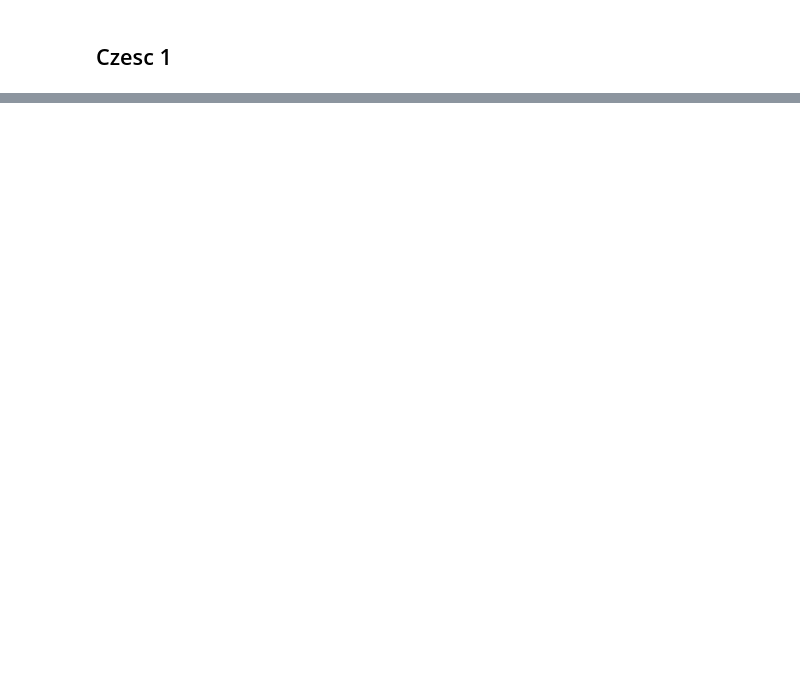
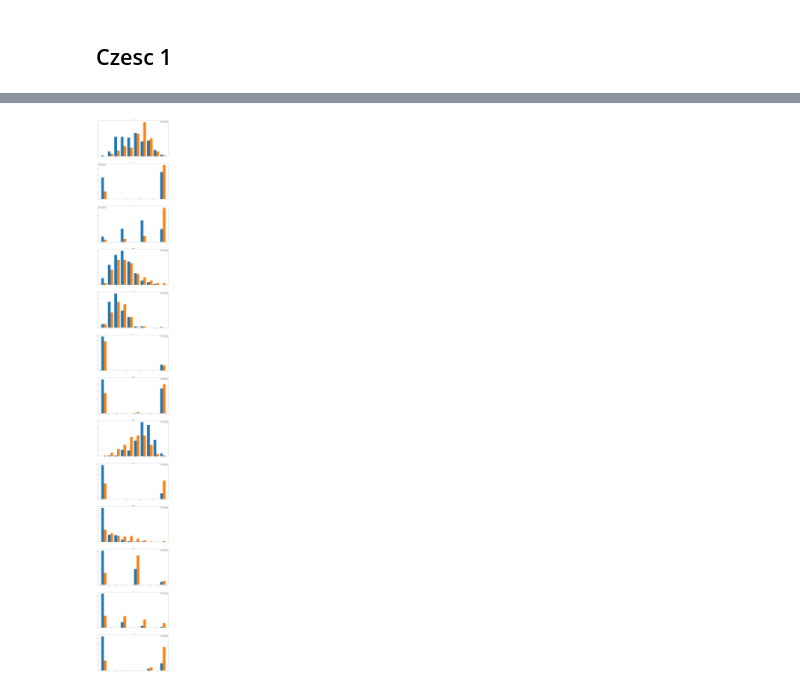
Before and after one commit to DonChaka/PUM, a Jupyter notebook: 2.KlasyfikacjaLiniowa/2KlasyfikacjaLiniowa.ipynb, the cells around one changed output, grey strips where cells are left out. Saved outputs shown, nothing was run; the diff lists cells and outputs as text; code cells hidden in the pictures; blank space fills up the shorter version.

```diff
--- a/2.KlasyfikacjaLiniowa/2KlasyfikacjaLiniowa.ipynb
+++ b/2.KlasyfikacjaLiniowa/2KlasyfikacjaLiniowa.ipynb
@@ -88,0 +163,6 @@ Czulość: 1.0, swoistość: 0.8553719008264463
+# %%
+cleveland_df = pd.read_csv('processed.cleveland.data')
+cleveland_df = cleveland_df[~cleveland_df.apply(lambda x: x== '?', axis=1).any(axis=1)].reset_index(drop=True)
+cleveland_df[['ca', 'thal']] = cleveland_df[['ca', 'thal']].astype(float)
+cleveland_df.loc[cleveland_df['num'] > 0, 'num'] = 1
+cleveland_df.loc[cleveland_df['num'] == 0, 'num'] = -1
@@ -88,0 +233,13 @@ Czulość: 1.0, swoistość: 0.8553719008264463
+# %%
+f, axarr = plt.subplots(13, 1, figsize=(20, 160))
+
+for idx, label in enumerate(cleveland_df.columns):
+    if idx == 13:
+        continue
+    axarr[idx].autoscale()
+    axarr[idx].hist([cleveland_df[cleveland_df['num'] == -1][label], cleveland_df[cleveland_df['num'] == 1][label]], label=['Wynik negatywny', 'Wynik pozytywny'])
+    axarr[idx].legend()
+    axarr[idx].set_title(label)
+plt.show()
+# %% [output]
+[figure, added]
```
Also changed, not shown: parts of 33 cells of this notebook, 4 other files.
